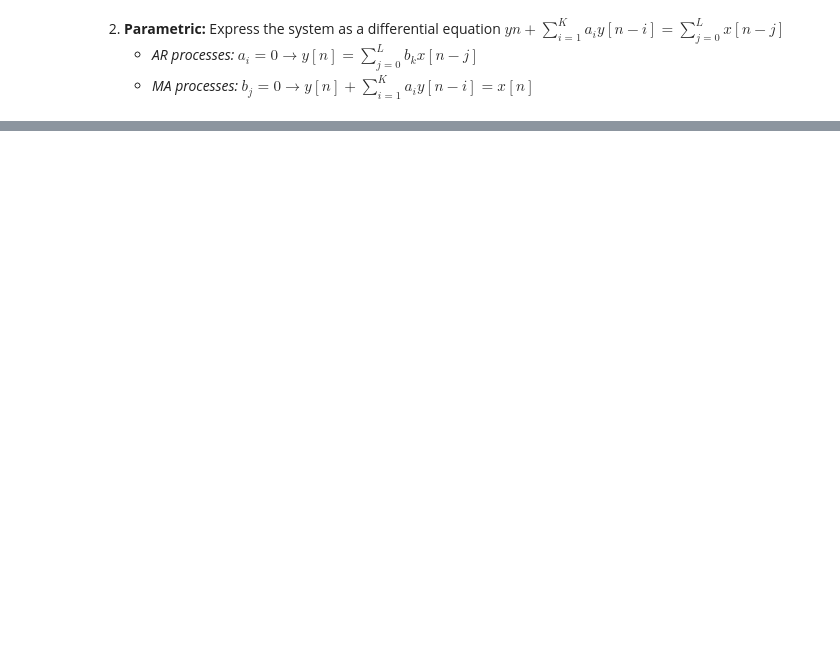
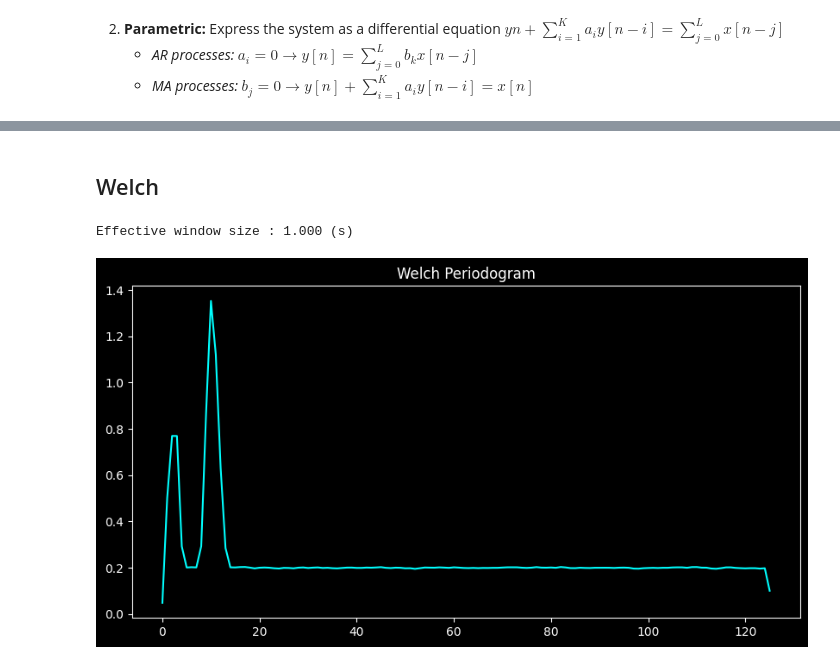
Before and after one commit to aylinavch/Notes, a Jupyter notebook: PSDs.ipynb, the cells around one changed output, grey strips where cells are left out. Drawn from its saved outputs; the diff is of its cells as text; code cells hidden in the pictures; blank space fills up the shorter version.

```diff
--- a/PSDs.ipynb
+++ b/PSDs.ipynb
@@ -179,0 +208,20 @@ plt.show()
+# %% [markdown]
+## Welch
+# %%
+nperseg=int(fs)
+nfft = nperseg
+noverlap=int(nperseg/2)
+psd_all, freq_all = mne.time_frequency.psd_array_welch(sig,
+                                                sfreq=fs,
+                                                n_fft=nfft,
+                                                n_per_seg=nperseg,
+                                                window='hann',
+                                                n_overlap=noverlap,)
+
+plt.figure(figsize=(10,5))
+plt.plot(freq_all, psd_all, 'cyan')
+plt.title('Welch Periodogram')
+plt.show()
+# %% [output]
+Effective window size : 1.000 (s)
+[figure, added]
```
Also changed, not shown: parts of 19 cells of this notebook, 2 other files.
